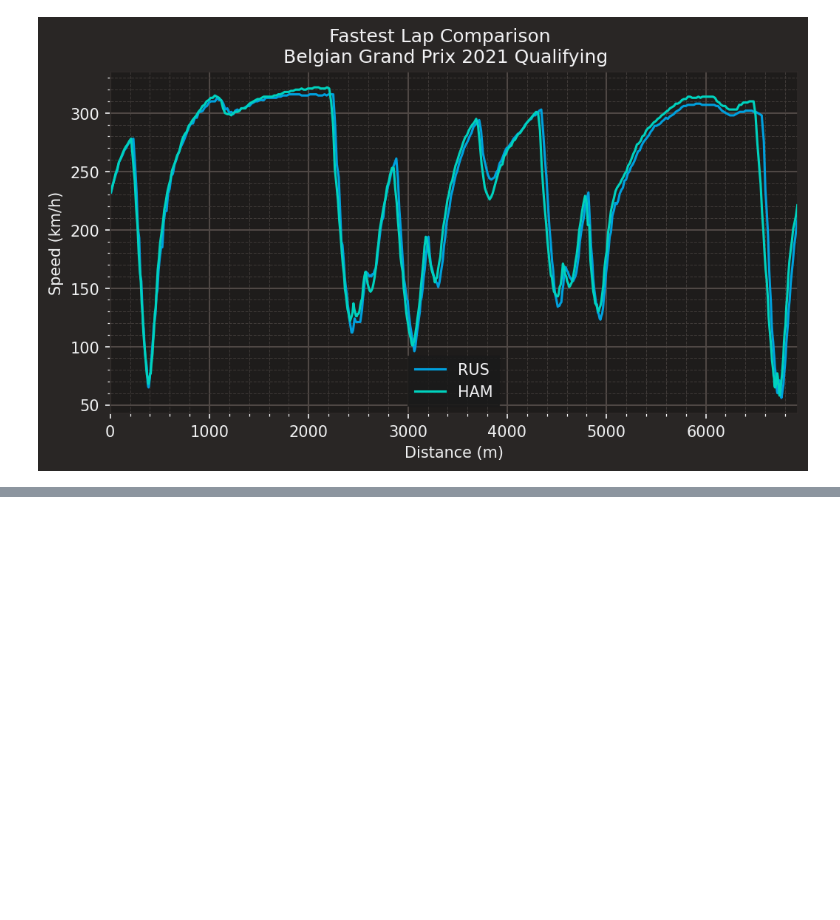
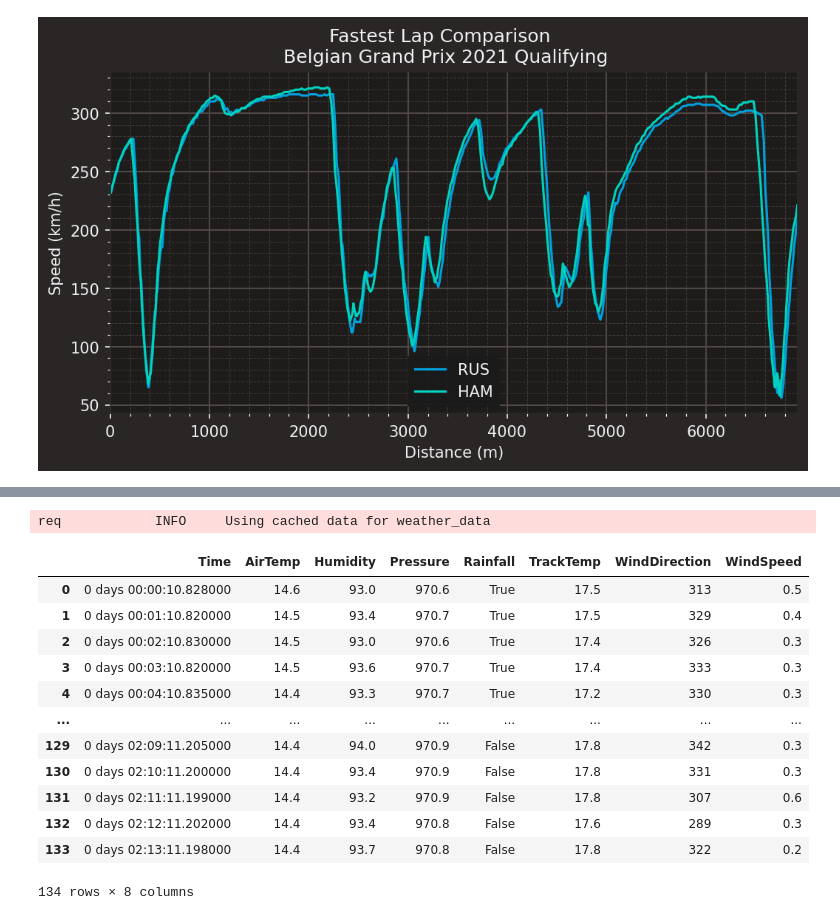
Before and after one commit to PrabhuPugal/Virtual-Race-Engineer, a Jupyter notebook: main.ipynb, the cells around one changed output, grey strips where cells are left out. Saved outputs shown, nothing was run; the diff lists cells and outputs as text; code cells hidden in the pictures; blank space fills up the shorter version.

Commit message:
weather data

```diff
--- a/main.ipynb
+++ b/main.ipynb
@@ -57,0 +61,19 @@ plt.show()
+# %%
+weather=fap.weather_data(session.api_path)
+weatherdf=pd.DataFrame(weather)
+weatherdf
+# %% [output]
+req            INFO     Using cached data for weather_data
+|  | Time | AirTemp | Humidity | Pressure | Rainfall | TrackTemp | WindDirection | WindSpeed |
+| 0 | 0 days 00:00:10.828000 | 14.6 | 93.0 | 970.6 | True | 17.5 | 313 | 0.5 |
+| 1 | 0 days 00:01:10.820000 | 14.5 | 93.4 | 970.7 | True | 17.5 | 329 | 0.4 |
+| 2 | 0 days 00:02:10.830000 | 14.5 | 93.0 | 970.6 | True | 17.4 | 326 | 0.3 |
+| 3 | 0 days 00:03:10.820000 | 14.5 | 93.6 | 970.7 | True | 17.4 | 333 | 0.3 |
+| 4 | 0 days 00:04:10.835000 | 14.4 | 93.3 | 970.7 | True | 17.2 | 330 | 0.3 |
+| ... | ... | ... | ... | ... | ... | ... | ... | ... |
+| 129 | 0 days 02:09:11.205000 | 14.4 | 94.0 | 970.9 | False | 17.8 | 342 | 0.3 |
+| 130 | 0 days 02:10:11.200000 | 14.4 | 93.4 | 970.9 | False | 17.8 | 331 | 0.3 |
+| 131 | 0 days 02:11:11.199000 | 14.4 | 93.2 | 970.9 | False | 17.8 | 307 | 0.6 |
+| 132 | 0 days 02:12:11.202000 | 14.4 | 93.4 | 970.8 | False | 17.6 | 289 | 0.3 |
+| 133 | 0 days 02:13:11.198000 | 14.4 | 93.7 | 970.8 | False | 17.8 | 322 | 0.2 |
+134 rows × 8 columns
```
Also changed, not shown: parts of 3 cells of this notebook.
